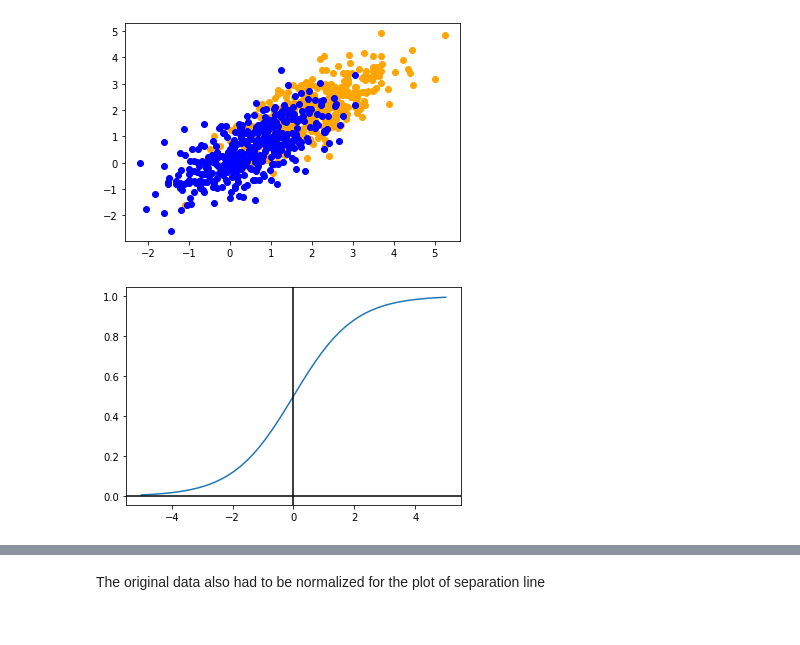
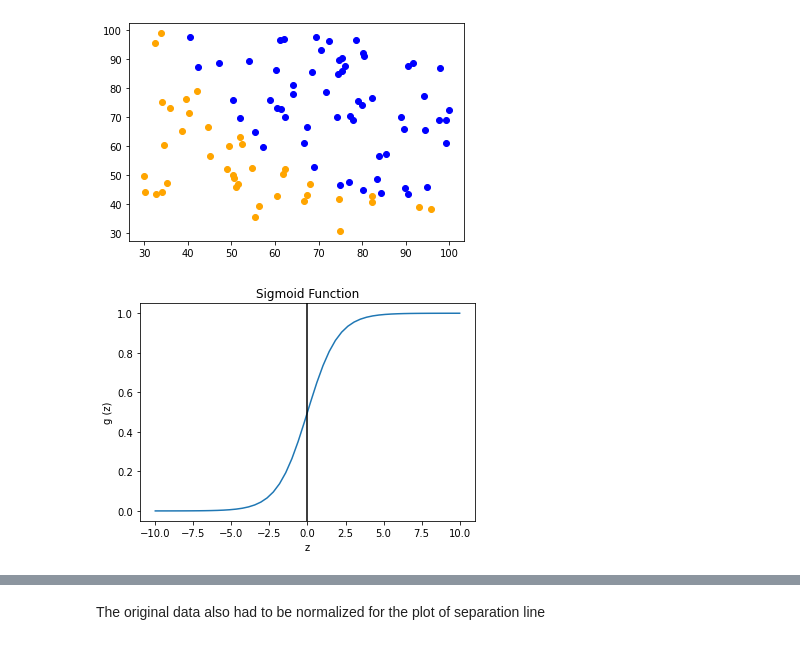
Before and after one commit to UdeshyaDhungana/cs229, a Jupyter notebook: logistic_reg/regression.ipynb, the cells around one changed output, grey strips where cells are left out. Saved outputs shown, nothing was run; the diff lists cells and outputs as text; code cells hidden in the pictures.

```diff
--- a/logistic_reg/regression.ipynb
+++ b/logistic_reg/regression.ipynb
@@ -5,7 +5,7 @@ import matplotlib.pyplot as plt
 import numpy as np
 # %%
 #Reading and visualization
-file = pd.read_csv("~/Downloads/train2.csv")
+file = pd.read_csv("data1.csv")
 file = file.to_numpy()
 
 def print_scatter(file):
@@ -13,9 +13,9 @@ def print_scatter(file):
     negative_mask = file[:, -1] == 0
     positives = file[positive_mask, :]
     negatives = file[negative_mask, :]
-    plt.scatter(positives[:, 0], positives[:, 1], color='orange')
-    plt.scatter(negatives[:, 0], negatives[:, 1], color="blue")
+    plt.scatter(positives[:, 0], positives[:, 1], color='blue')
+    plt.scatter(negatives[:, 0], negatives[:, 1], color="orange")
 
 print_scatter(file)
 # %% [output]
-[figure, old version]
+[figure, new version]
@@ -35,11 +26,13 @@ X = np.hstack((ones, X))
 def sigmoid(x):
     return 1 / (1 + np.exp(-x))
 # %%
-x_demo = np.linspace(-5, 5)
+x_demo = np.linspace(-10, 10)
 y_demo = sigmoid(x_demo)
 plt.plot(x_demo, y_demo)
 plt.axvline(color='black')
-plt.axhline(color='black')
+plt.title("Sigmoid Function")
+plt.xlabel('z')
+plt.ylabel("g (z)")
 plt.show()
 # %% [output]
-[figure, old version]
+[figure, new version]
```
Also changed, not shown: parts of 11 cells of this notebook, 3 other files.
